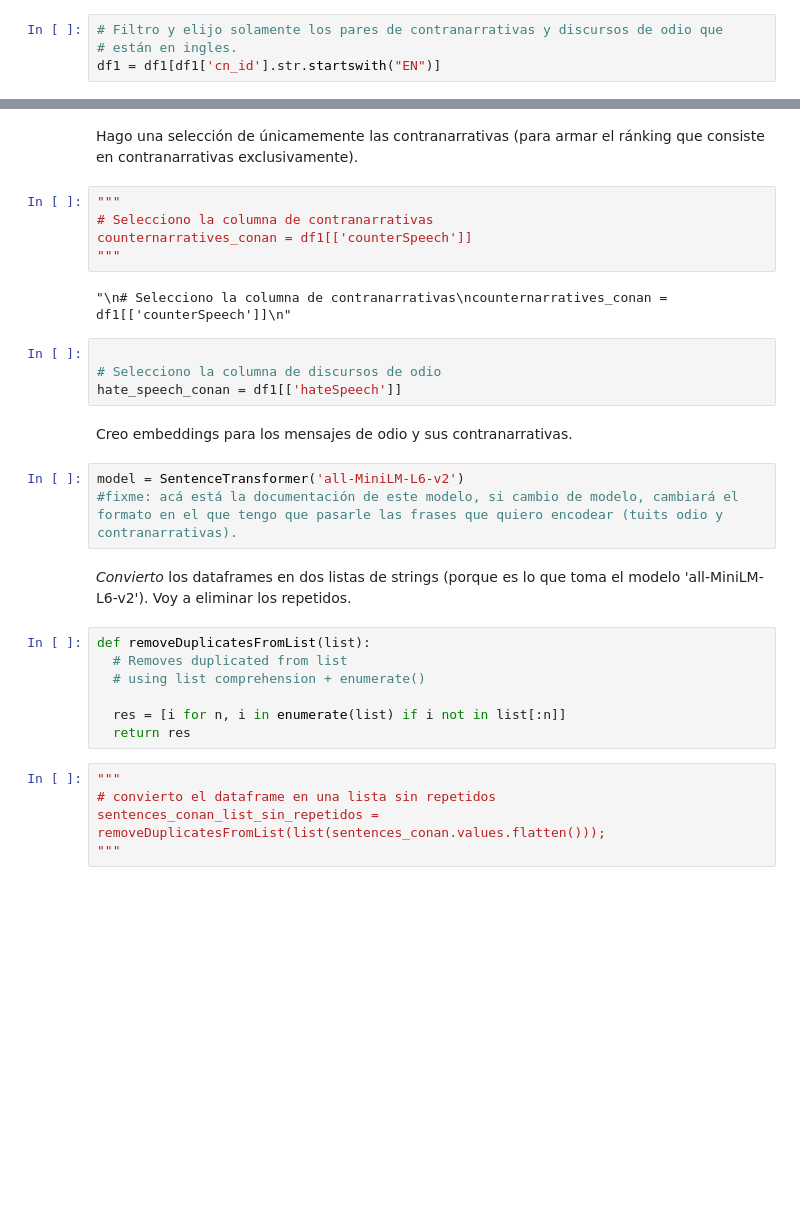
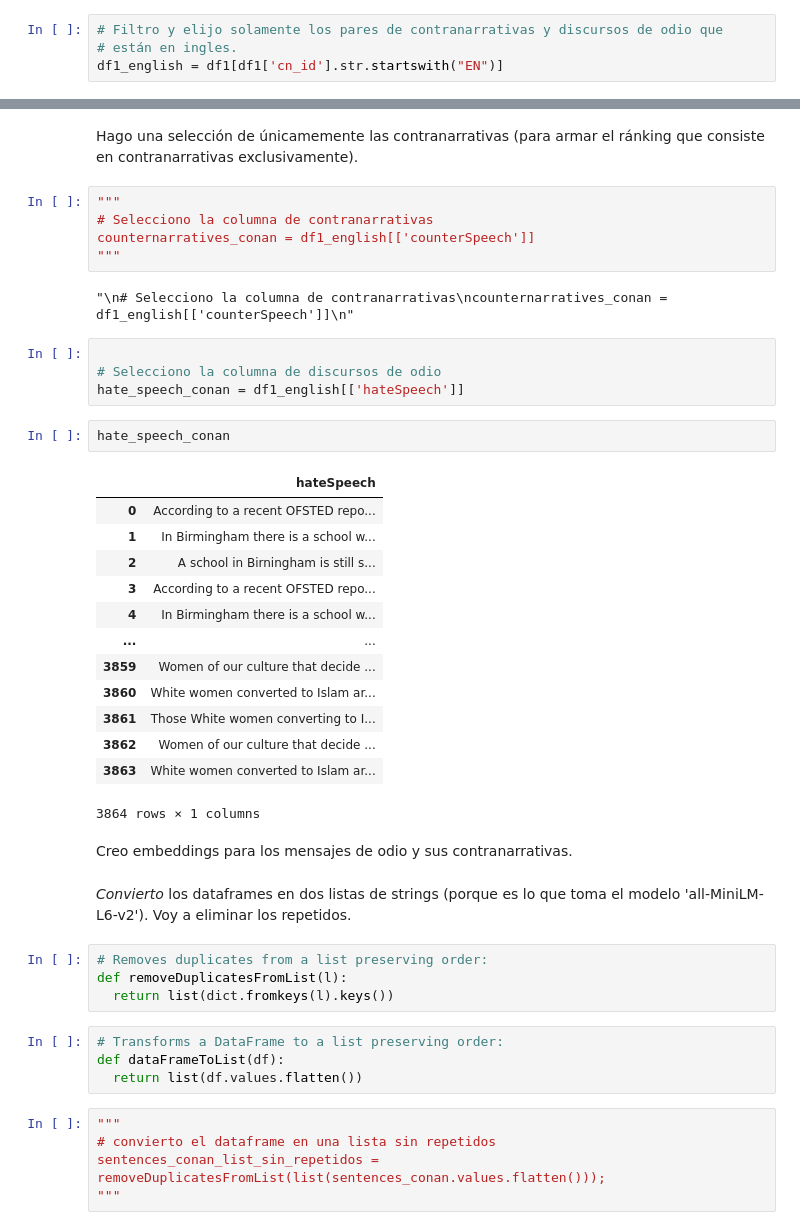
Before and after one commit to jnqeras/ARC, a Jupyter notebook: tesis5.ipynb, the cells around one changed output, grey strips where cells are left out. Drawn from its saved outputs; the diff is of its cells as text; blank space fills up the shorter version.

```diff
--- a/tesis5.ipynb
+++ b/tesis5.ipynb
@@ -463,4 +294,4 @@ df1.head()
 # %%
 # Filtro y elijo solamente los pares de contranarrativas y discursos de odio que
 # están en ingles.
-df1 = df1[df1['cn_id'].str.startswith("EN")]
+df1_english = df1[df1['cn_id'].str.startswith("EN")]
@@ -543,28 +374,42 @@ Hago una selección de únicamemente las contranarrativas (para armar el ránkin
 # %%
 """
 # Selecciono la columna de contranarrativas
-counternarratives_conan = df1[['counterSpeech']]
+counternarratives_conan = df1_english[['counterSpeech']]
 """
 # %% [output]
-"\n# Selecciono la columna de contranarrativas\ncounternarratives_conan = df1[['counterSpeech']]\n"
+"\n# Selecciono la columna de contranarrativas\ncounternarratives_conan = df1_english[['counterSpeech']]\n"
 # %%
 
 # Selecciono la columna de discursos de odio
-hate_speech_conan = df1[['hateSpeech']]
+hate_speech_conan = df1_english[['hateSpeech']]
+# %%
+hate_speech_conan
+# %% [output]
+|  | hateSpeech |
+| 0 | According to a recent OFSTED repo... |
+| 1 | In Birmingham there is a school w... |
+| 2 | A school in Birningham is still s... |
+| 3 | According to a recent OFSTED repo... |
+| 4 | In Birmingham there is a school w... |
+| ... | ... |
+| 3859 | Women of our culture that decide ... |
+| 3860 | White women converted to Islam ar... |
+| 3861 | Those White women converting to I... |
+| 3862 | Women of our culture that decide ... |
+| 3863 | White women converted to Islam ar... |
+3864 rows × 1 columns
 # %% [markdown]
 Creo embeddings para los mensajes de odio y sus contranarrativas.
-# %%
-model = SentenceTransformer('all-MiniLM-L6-v2')
-#fixme: acá está la documentación de este modelo, si cambio de modelo, cambiará el formato en el que tengo que pasarle las frases que quiero encodear (tuits odio y contranarrativas).
 # %% [markdown]
 *Convierto* los dataframes en dos listas de strings (porque es lo que toma el modelo 'all-MiniLM-L6-v2'). Voy a eliminar los repetidos.
-# %%
-def removeDuplicatesFromList(list):
-  # Removes duplicated from list
-  # using list comprehension + enumerate()
-
-  res = [i for n, i in enumerate(list) if i not in list[:n]]
-  return res
+# %%
+# Removes duplicates from a list preserving order:
+def removeDuplicatesFromList(l):
+  return list(dict.fromkeys(l).keys())
+# %%
+# Transforms a DataFrame to a list preserving order:
+def dataFrameToList(df):
+  return list(df.values.flatten())
 # %%
 """
 # convierto el dataframe en una lista sin repetidos
```
Also changed, not shown: parts of 609 cells of this notebook.
